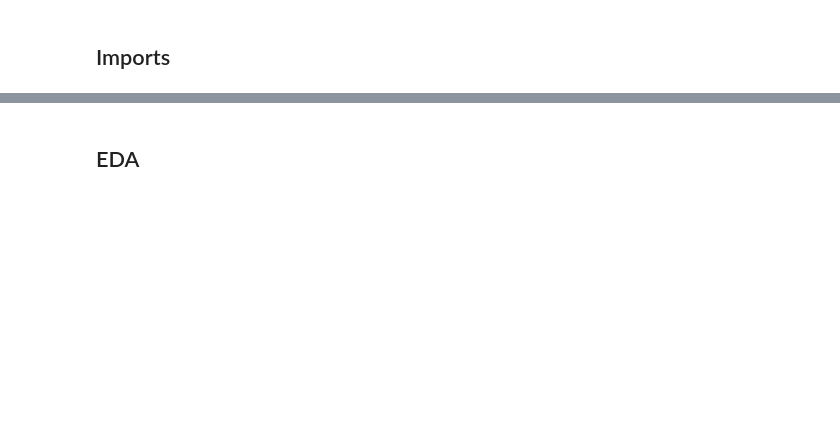
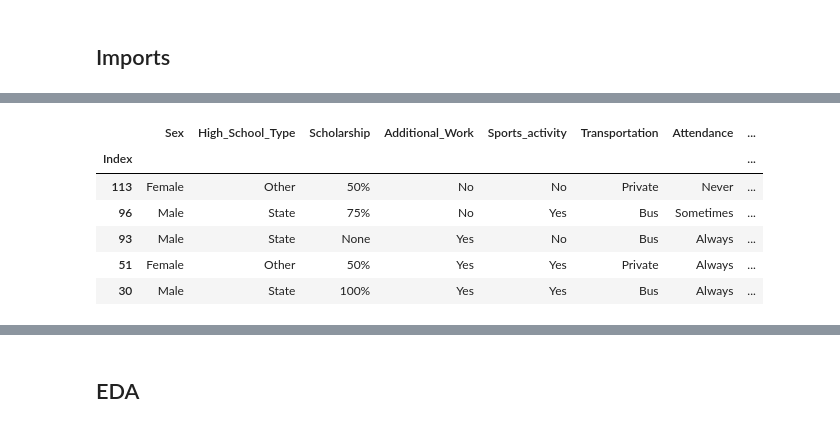
Before and after one commit to eunicean/hdt5MDD, a Jupyter notebook: HDT5.ipynb, the cells around one changed output, grey strips where cells are left out. Drawn from its saved outputs; the diff is of its cells as text; code cells hidden in the pictures; blank space fills up the shorter version.

```diff
--- a/HDT5.ipynb
+++ b/HDT5.ipynb
@@ -15,0 +35,14 @@ df = pd.DataFrame(data)
+# %%
+categoricas = []
+
+for columna in df.columns:
+    if df[columna].dtype=='O':
+        categoricas.append(columna)
+
+print("Hay ", len(categoricas), " variables.")
+
+
+print("Las variables categoricas son: ")
+print("*"*100)
+for var in categoricas:
+    print(var)
@@ -15,0 +297,6 @@ df = pd.DataFrame(data)
+# %%
+ # Variable objetivo
+X = df.drop(['Grade'], axis = 1)
+y = df['Grade']
+# %%
+X_train, X_test, y_train, y_test = train_test_split(X, y, test_size = 0.3, random_state = 0)
@@ -15,0 +312,2 @@ df = pd.DataFrame(data)
+# %%
+categoricas.remove("Grade")
@@ -15,0 +343,10 @@ df = pd.DataFrame(data)
+# %%
+X_train[categoricas].head()
+# %% [output]
+|  | Sex | High_School_Type | Scholarship | Additional_Work | Sports_activity | Transportation | Attendance | ... |
+| Index |  |  |  |  |  |  |  | ... |
+| 113 | Female | Other | 50% | No | No | Private | Never | ... |
+| 96 | Male | State | 75% | No | Yes | Bus | Sometimes | ... |
+| 93 | Male | State | None | Yes | No | Bus | Always | ... |
+| 51 | Female | Other | 50% | Yes | Yes | Private | Always | ... |
+| 30 | Male | State | 100% | Yes | Yes | Bus | Always | ... |
```
Also changed, not shown: parts of 65 cells of this notebook.
